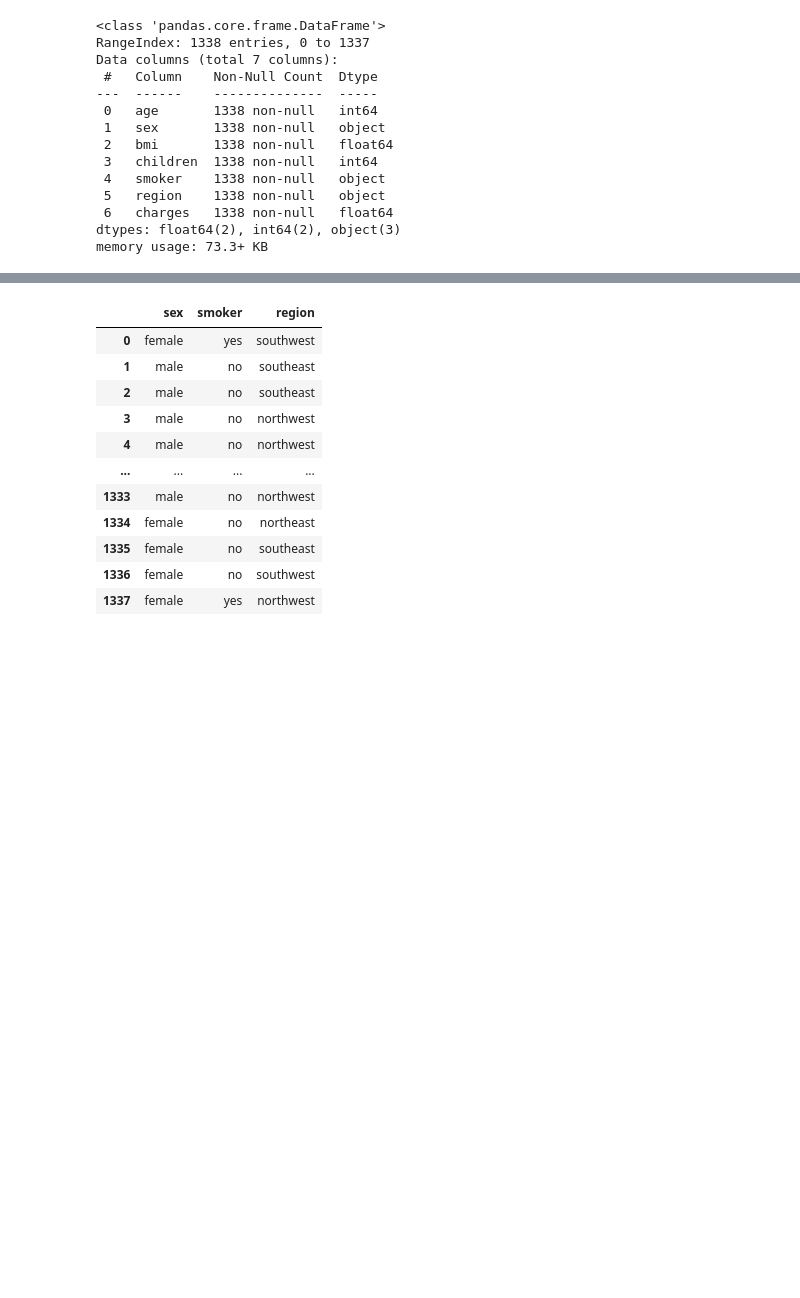
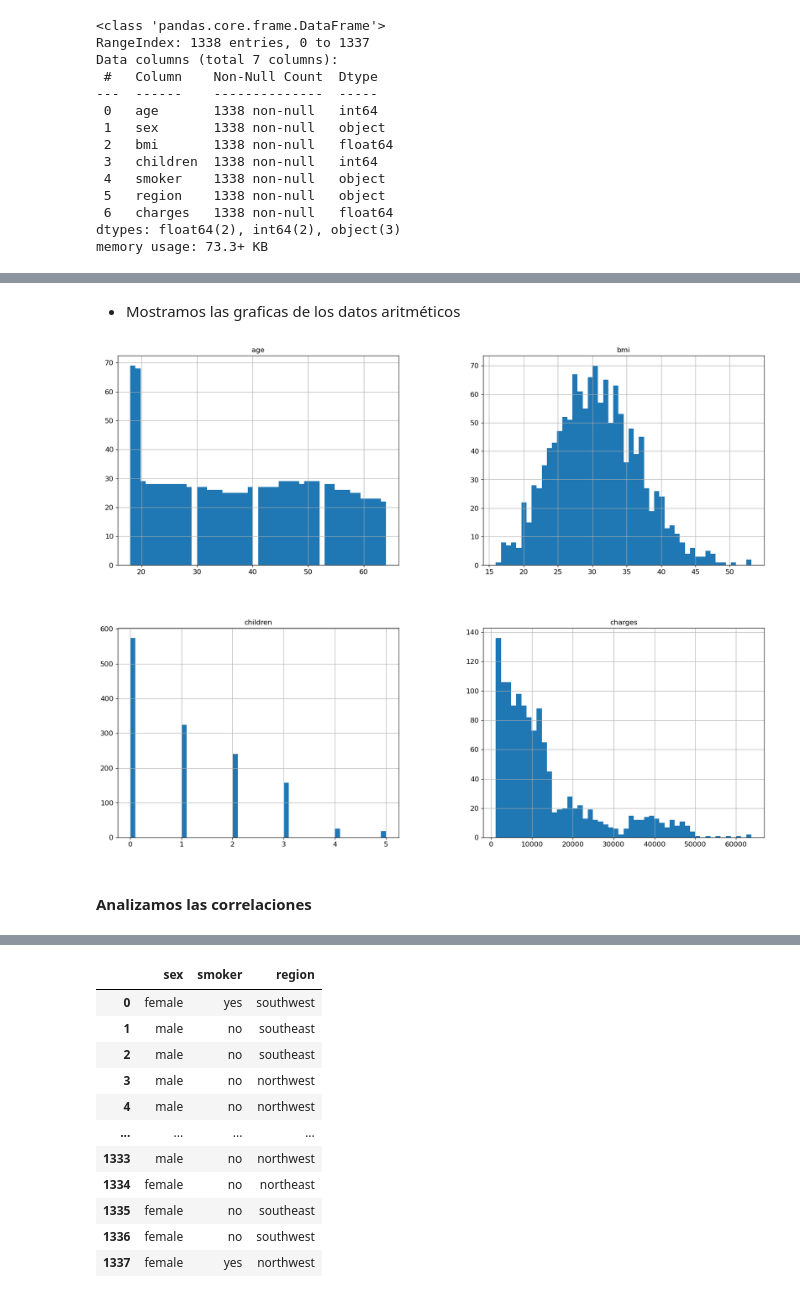
Before and after one commit to joshMonarch/prima_seguros, a Jupyter notebook: prima_seguros.ipynb, the cells around one changed output, grey strips where cells are left out. Cells and saved outputs as stored; diff of their text form; code cells hidden in the pictures; blank space fills up the shorter version.

```diff
--- a/prima_seguros.ipynb
+++ b/prima_seguros.ipynb
@@ -73,0 +79,8 @@ dtype: int64
+# %% [markdown]
+- Mostramos las graficas de los datos aritméticos
+# %%
+insurence_df.hist(bins=50, figsize=(20,15));
+# %% [output]
+[figure, added]
+# %% [markdown]
+#### Analizamos las correlaciones
```
Also changed, not shown: parts of 17 cells of this notebook.
